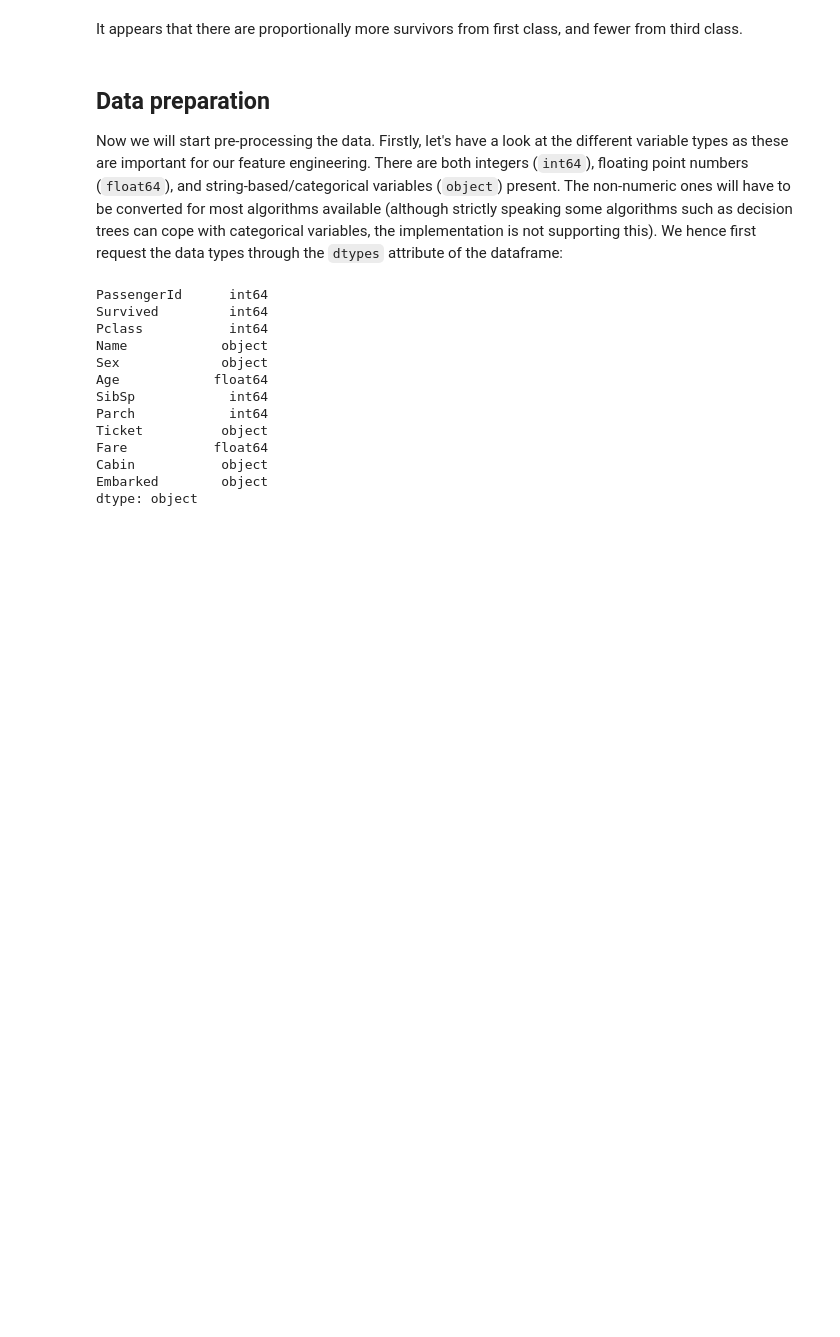
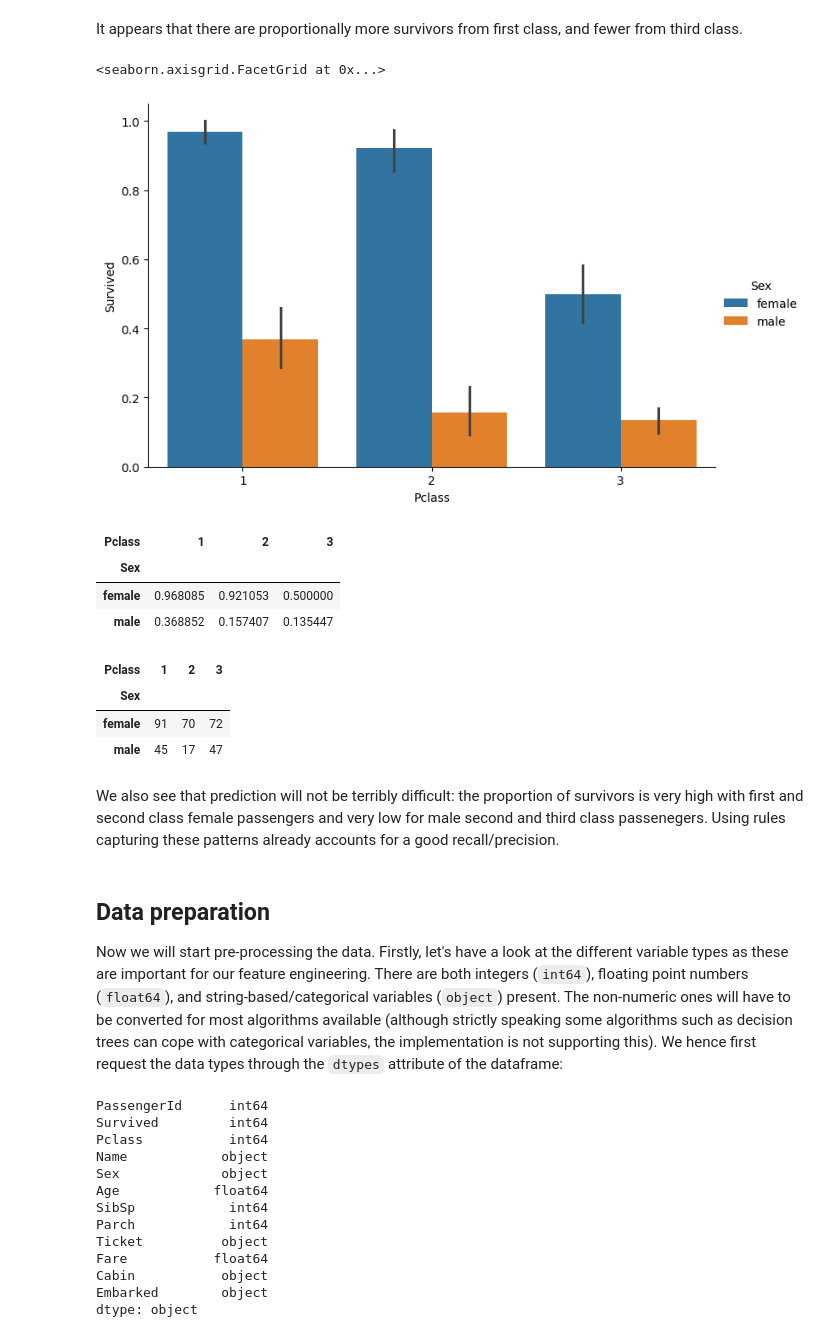
Before and after one commit to JohannesDeSmedt/jupyterlite_postgrad, a Jupyter notebook: content/PG_BDA_22_session_Python_1.ipynb, the cells around one changed output. Saved outputs shown, nothing was run; the diff lists cells and outputs as text; code cells hidden in the pictures; blank space fills up the shorter version.

```diff
--- a/content/PG_BDA_22_session_Python_1.ipynb
+++ b/content/PG_BDA_22_session_Python_1.ipynb
@@ -155,5 +166,44 @@ sns.countplot(data=df_train, x='Survived', hue='Pclass')
 # %% [markdown]
 It appears that there are proportionally more survivors from first class, and fewer from third class.
+# %%
+sns.catplot(
+    data=df_train,
+    x="Pclass",
+    y="Survived",
+    hue="Sex",
+    kind="bar",
+    height=5,
+    aspect=1.5
+)
+# %% [output]
+<seaborn.axisgrid.FacetGrid at 0x...>
+[figure, added]
+# %%
+df_train.pivot_table(
+    values='Survived',
+    index='Sex',
+    columns='Pclass',
+    aggfunc='mean'
+)
+# %% [output]
+| Pclass | 1 | 2 | 3 |
+| Sex |  |  |  |
+| female | 0.968085 | 0.921053 | 0.500000 |
+| male | 0.368852 | 0.157407 | 0.135447 |
+# %%
+df_train.pivot_table(
+    values='Survived',
+    index='Sex',
+    columns='Pclass',
+    aggfunc='sum'
+)
+# %% [output]
+| Pclass | 1 | 2 | 3 |
+| Sex |  |  |  |
+| female | 91 | 70 | 72 |
+| male | 45 | 17 | 47 |
+# %% [markdown]
+We also see that prediction will not be terribly difficult: the proportion of survivors is very high with first and second class female passengers and very low for male second and third class passenegers. Using rules capturing these patterns already accounts for a good recall/precision.
 # %% [markdown]
 ## Data preparation
 
```
Also changed, not shown: parts of 4 cells of this notebook, 3 other files.
